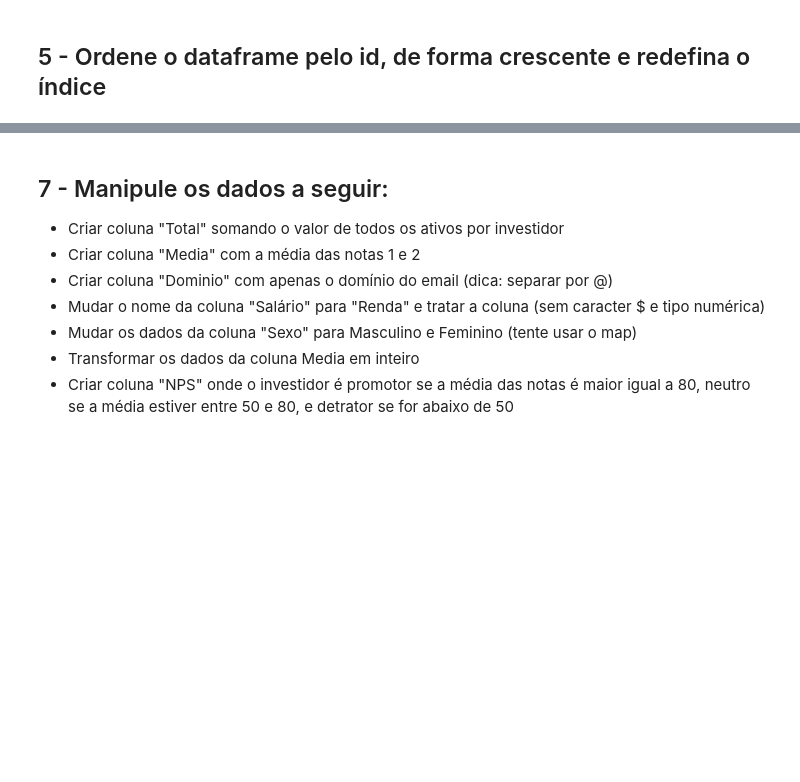
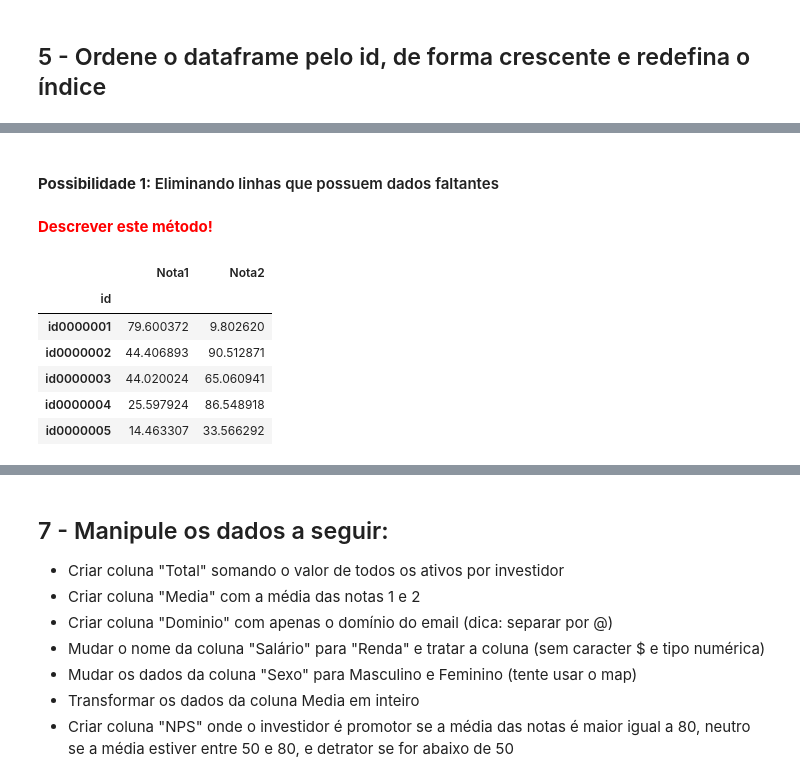
Before and after one commit to KelvinPichinini/lm-data-modulo2-projeto-final, a Jupyter notebook: Proj_1_pandas_notebook.ipynb, the cells around one changed output, grey strips where cells are left out. Drawn from its saved outputs; the diff is of its cells as text; code cells hidden in the pictures; blank space fills up the shorter version.

```diff
--- a/Proj_1_pandas_notebook.ipynb
+++ b/Proj_1_pandas_notebook.ipynb
@@ -306,0 +291,4 @@ plt.show()
+# %% [markdown]
+#### **Possibilidade 1:** Eliminando linhas que possuem dados faltantes
+# %% [markdown]
+<font color = red > **Descrever este método!**
@@ -306,0 +297,10 @@ plt.show()
+# %%
+df_possib1[['Nota1', 'Nota2']].head()
+# %% [output]
+|  | Nota1 | Nota2 |
+| id |  |  |
+| id0000001 | 79.600372 | 9.802620 |
+| id0000002 | 44.406893 | 90.512871 |
+| id0000003 | 44.020024 | 65.060941 |
+| id0000004 | 25.597924 | 86.548918 |
+| id0000005 | 14.463307 | 33.566292 |
```
Also changed, not shown: parts of 41 cells of this notebook.
